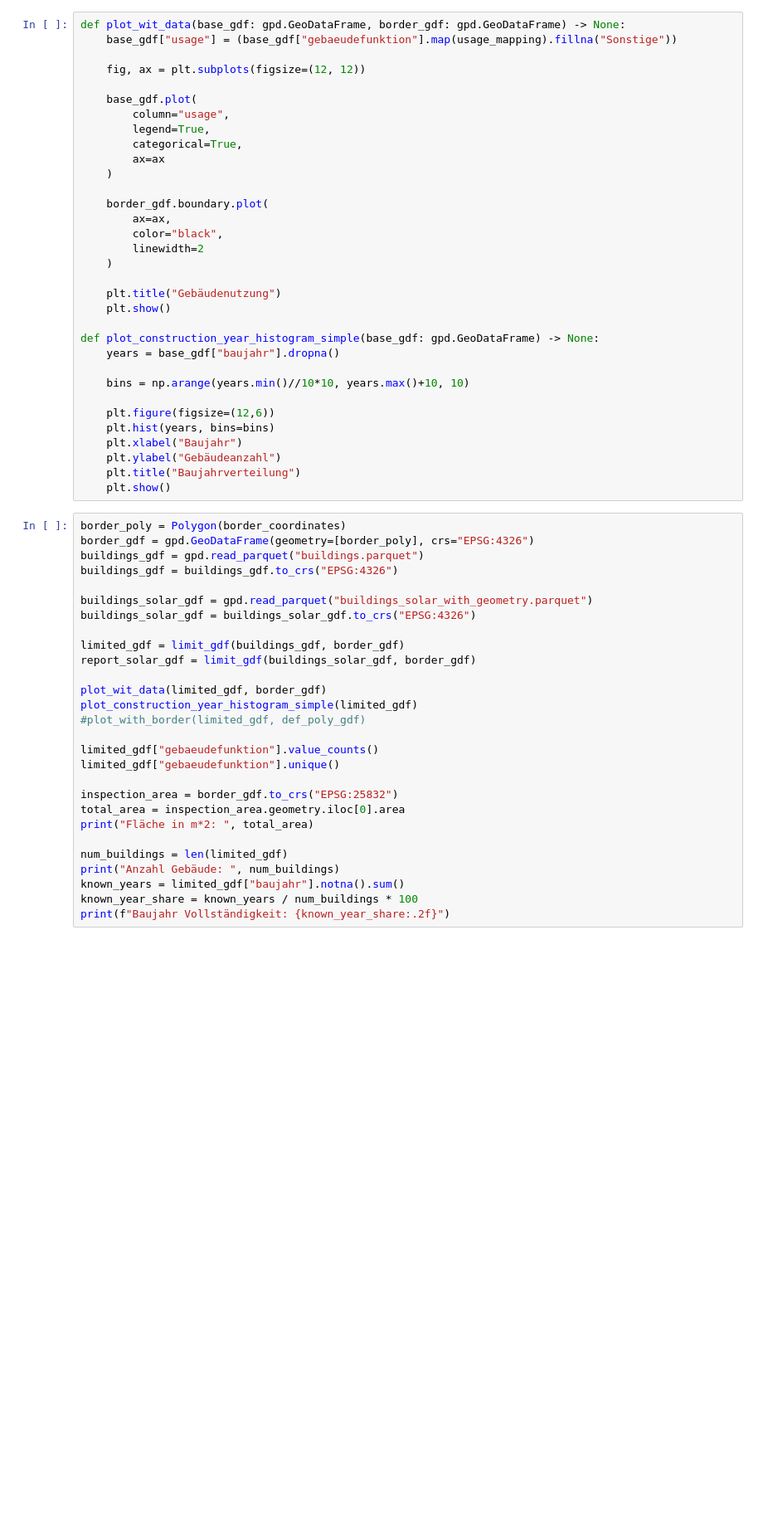
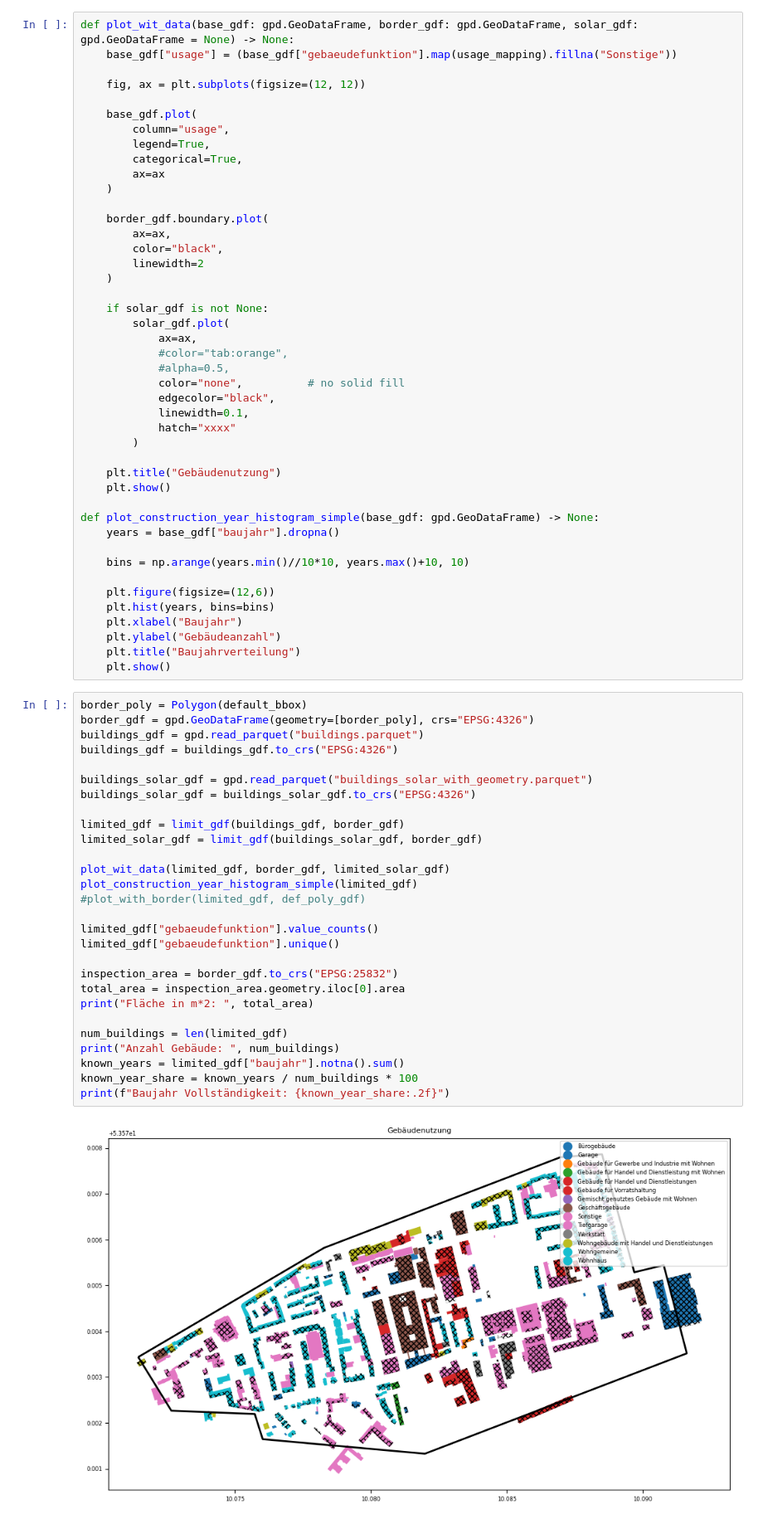
Before and after one commit to DanyBoi22/buildsim, a Jupyter notebook: notebooks/building_data_analys.ipynb, the cells around one changed output. Shown at 83% size. Saved outputs shown, nothing was run; the diff lists cells and outputs as text; blank space fills up the shorter version.

```diff
--- a/notebooks/building_data_analys.ipynb
+++ b/notebooks/building_data_analys.ipynb
@@ -398,5 +426,5 @@ build_report(inspection_area, title="Quartieranalyse: Wandsbek", save_file="buil
 # %%
-def plot_wit_data(base_gdf: gpd.GeoDataFrame, border_gdf: gpd.GeoDataFrame) -> None:
+def plot_wit_data(base_gdf: gpd.GeoDataFrame, border_gdf: gpd.GeoDataFrame, solar_gdf: gpd.GeoDataFrame = None) -> None:
     base_gdf["usage"] = (base_gdf["gebaeudefunktion"].map(usage_mapping).fillna("Sonstige"))
 
     fig, ax = plt.subplots(figsize=(12, 12))
@@ -414,6 +442,17 @@ def plot_wit_data(base_gdf: gpd.GeoDataFrame, border_gdf: gpd.GeoDataFrame) -> N
         linewidth=2
     )
 
+    if solar_gdf is not None:
+        solar_gdf.plot(
+            ax=ax,
+            #color="tab:orange",
+            #alpha=0.5,
+            color="none",          # no solid fill
+            edgecolor="black",
+            linewidth=0.1,
+            hatch="xxxx"
+        )
+
     plt.title("Gebäudenutzung")
     plt.show()
 
@@ -429,30 +468,32 @@ def plot_construction_year_histogram_simple(base_gdf: gpd.GeoDataFrame) -> None:
     plt.title("Baujahrverteilung")
     plt.show()
 # %%
-border_poly = Polygon(border_coordinates)
+border_poly = Polygon(default_bbox)
 border_gdf = gpd.GeoDataFrame(geometry=[border_poly], crs="EPSG:4326")
 buildings_gdf = gpd.read_parquet("buildings.parquet")
 buildings_gdf = buildings_gdf.to_crs("EPSG:4326")
 
 buildings_solar_gdf = gpd.read_parquet("buildings_solar_with_geometry.parquet")
 buildings_solar_gdf = buildings_solar_gdf.to_crs("EPSG:4326")
 
 limited_gdf = limit_gdf(buildings_gdf, border_gdf)
-report_solar_gdf = limit_gdf(buildings_solar_gdf, border_gdf)
+limited_solar_gdf = limit_gdf(buildings_solar_gdf, border_gdf)
 
-plot_wit_data(limited_gdf, border_gdf)
+plot_wit_data(limited_gdf, border_gdf, limited_solar_gdf)
 plot_construction_year_histogram_simple(limited_gdf)
 #plot_with_border(limited_gdf, def_poly_gdf)
 
 limited_gdf["gebaeudefunktion"].value_counts()
 limited_gdf["gebaeudefunktion"].unique()
 
 inspection_area = border_gdf.to_crs("EPSG:25832")
 total_area = inspection_area.geometry.iloc[0].area
 print("Fläche in m*2: ", total_area)
 
 num_buildings = len(limited_gdf)
 print("Anzahl Gebäude: ", num_buildings)
 known_years = limited_gdf["baujahr"].notna().sum()
 known_year_share = known_years / num_buildings * 100
 print(f"Baujahr Vollständigkeit: {known_year_share:.2f}")
+# %% [output]
+[figure, added]
```
Also changed, not shown: parts of 3 cells of this notebook, 4 other files.
